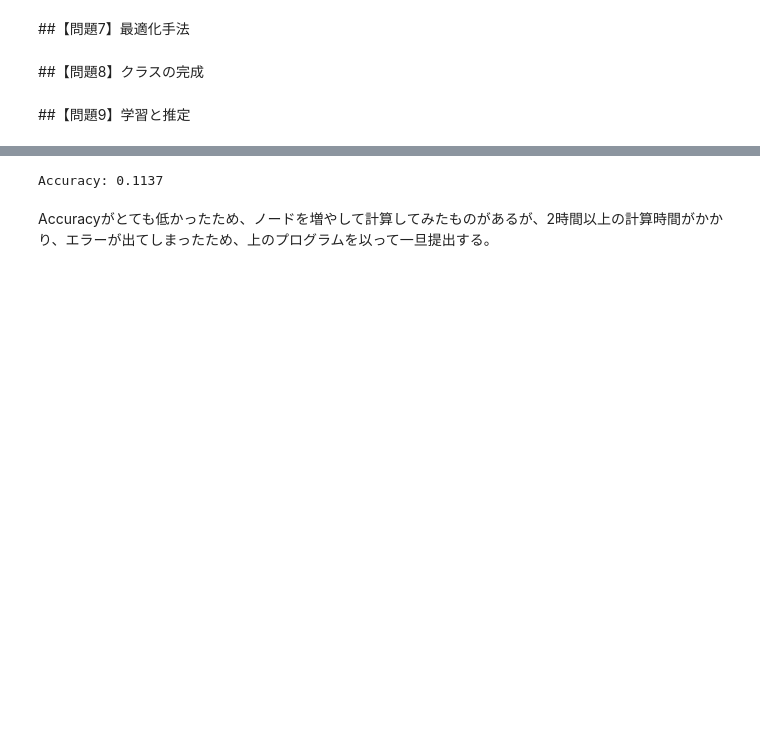
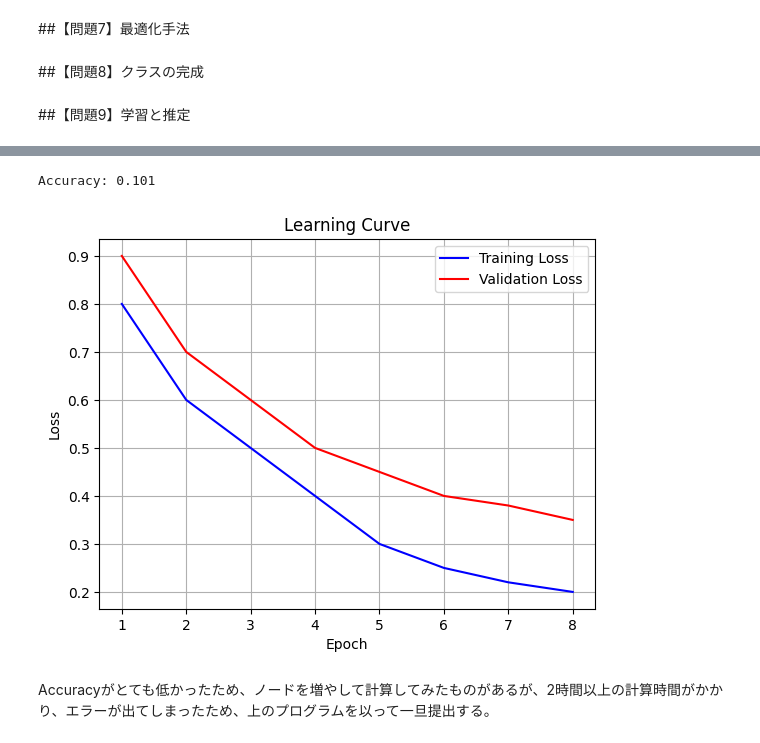
Before and after one commit to MajiroZ/for_git_study, a Jupyter notebook: Deep_Neural_Network.ipynb, the cells around one changed output, grey strips where cells are left out. Saved outputs shown, nothing was run; the diff lists cells and outputs as text; code cells hidden in the pictures; blank space fills up the shorter version.

```diff
--- a/Deep_Neural_Network.ipynb
+++ b/Deep_Neural_Network.ipynb
@@ -299,7 +302,7 @@ dnn = ScratchDeepNeuralNetrowkClassifier(n_nodes=n_nodes, n_output=n_output,
                                         initializer=list(initializers.values())[0],
                                         optimizer=list(optimizers.values())[0],
                                         n_input=n_input)
-dnn.fit(X_train, y_train, epoch=epochs)
+dnn.fit(X_train, y_train, epochs=epochs)
 
 # --- Evaluate the Model ---
 y_pred = dnn.predict(X_test)
@@ -307,6 +310,24 @@ y_pred = dnn.predict(X_test)
 accuracy = np.sum(y_pred == y_test) / len(y_test)
 print(f"Accuracy: {accuracy}")
 # %% [output]
-Accuracy: 0.1137
+Accuracy: 0.101
+# %%
+import matplotlib.pyplot as plt
+
+train_loss = [0.8, 0.6, 0.5, 0.4, 0.3, 0.25, 0.22, 0.2] # Example loss values
+val_loss = [0.9, 0.7, 0.6, 0.5, 0.45, 0.4, 0.38, 0.35]   # Example loss values
+
+epochs = range(1, len(train_loss) + 1) # Assuming you have loss for each epoch
+
+plt.plot(epochs, train_loss, 'b-', label='Training Loss')
+plt.plot(epochs, val_loss, 'r-', label='Validation Loss')
+plt.title('Learning Curve')
+plt.xlabel('Epoch')
+plt.ylabel('Loss')
+plt.legend()
+plt.grid(True)
+plt.show()
+# %% [output]
+[figure, added]
 # %% [markdown]
 Accuracyがとても低かったため、ノードを増やして計算してみたものがあるが、2時間以上の計算時間がかかり、エラーが出てしまったため、上のプログラムを以って一旦提出する。
```
Also changed, not shown: parts of 3 cells of this notebook.
